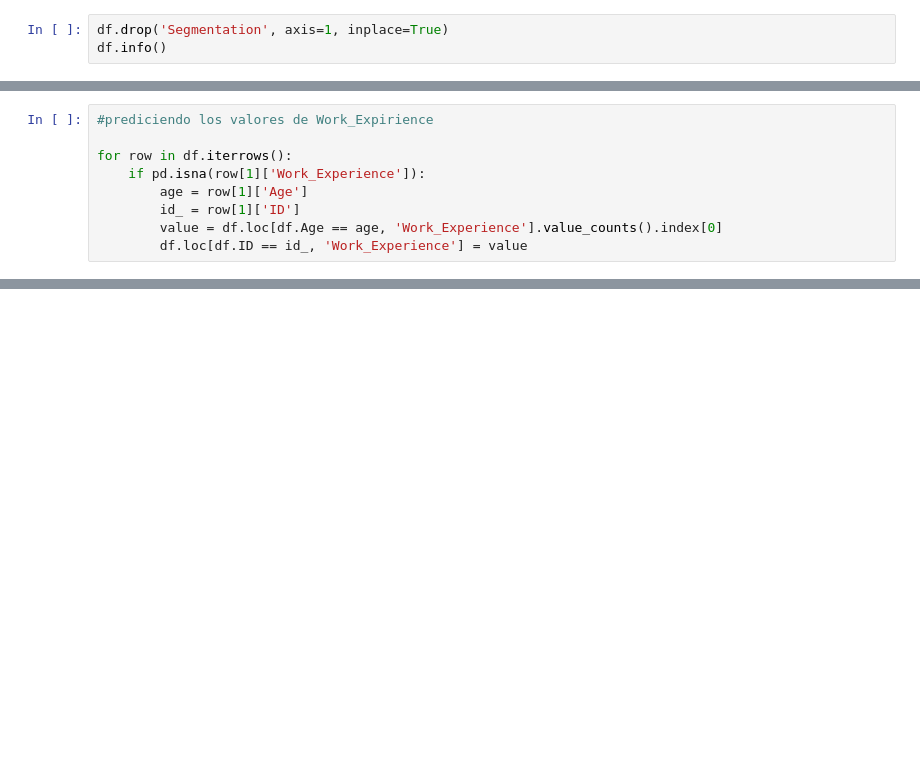
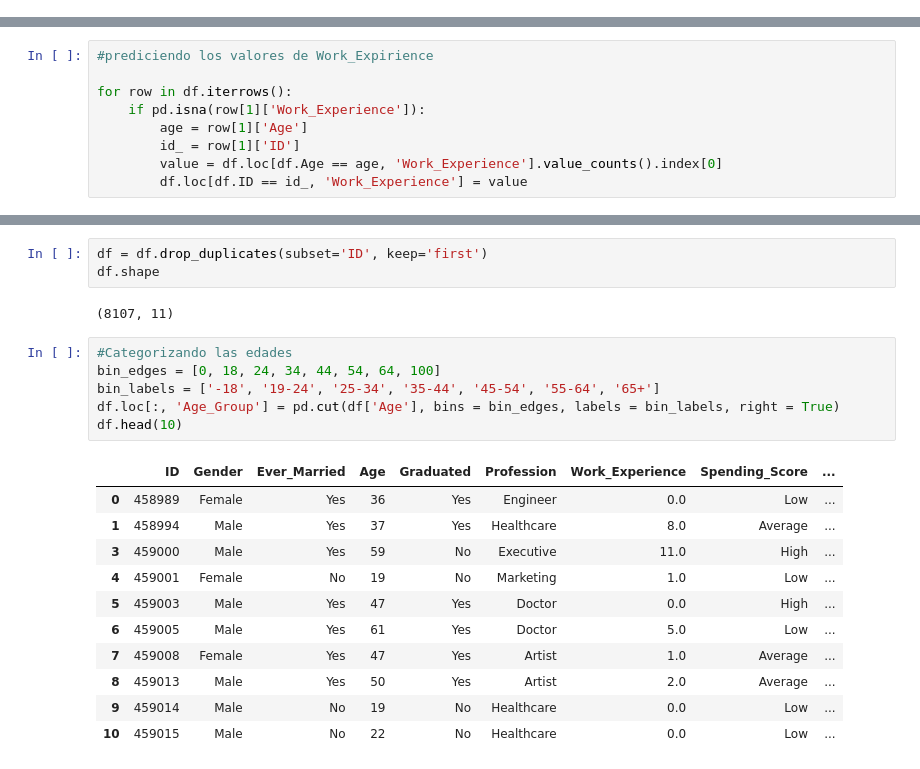
Before and after one commit to mccemiliani/Data_cleaning, a Jupyter notebook: Customer_segmentation.ipynb, the cells around one changed output, grey strips where cells are left out. Cells and saved outputs as stored; diff of their text form; blank space fills up the shorter version.

```diff
--- a/Customer_segmentation.ipynb
+++ b/Customer_segmentation.ipynb
@@ -20,6 +20,3 @@ df.head()
 df.shape
 # %% [output]
 (10695, 11)
-# %%
-df.drop('Segmentation', axis=1, inplace=True)
-df.info()
@@ -142,0 +177,23 @@ memory usage: 884.7+ KB
+# %%
+df = df.drop_duplicates(subset='ID', keep='first')
+df.shape
+# %% [output]
+(8107, 11)
+# %%
+#Categorizando las edades
+bin_edges = [0, 18, 24, 34, 44, 54, 64, 100]
+bin_labels = ['-18', '19-24', '25-34', '35-44', '45-54', '55-64', '65+']
+df.loc[:, 'Age_Group'] = pd.cut(df['Age'], bins = bin_edges, labels = bin_labels, right = True)
+df.head(10)
+# %% [output]
+|  | ID | Gender | Ever_Married | Age | Graduated | Profession | Work_Experience | Spending_Score | ... |
+| 0 | 458989 | Female | Yes | 36 | Yes | Engineer | 0.0 | Low | ... |
+| 1 | 458994 | Male | Yes | 37 | Yes | Healthcare | 8.0 | Average | ... |
+| 3 | 459000 | Male | Yes | 59 | No | Executive | 11.0 | High | ... |
+| 4 | 459001 | Female | No | 19 | No | Marketing | 1.0 | Low | ... |
+| 5 | 459003 | Male | Yes | 47 | Yes | Doctor | 0.0 | High | ... |
+| 6 | 459005 | Male | Yes | 61 | Yes | Doctor | 5.0 | Low | ... |
+| 7 | 459008 | Female | Yes | 47 | Yes | Artist | 1.0 | Average | ... |
+| 8 | 459013 | Male | Yes | 50 | Yes | Artist | 2.0 | Average | ... |
+| 9 | 459014 | Male | No | 19 | No | Healthcare | 0.0 | Low | ... |
+| 10 | 459015 | Male | No | 22 | No | Healthcare | 0.0 | Low | ... |
```
Also changed, not shown: parts of 14 cells of this notebook.
